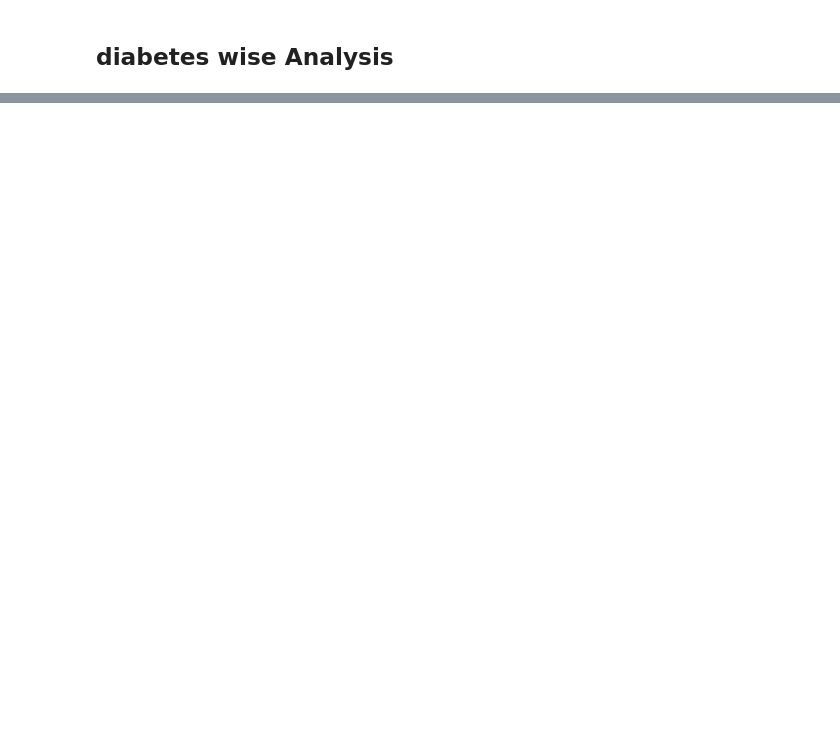
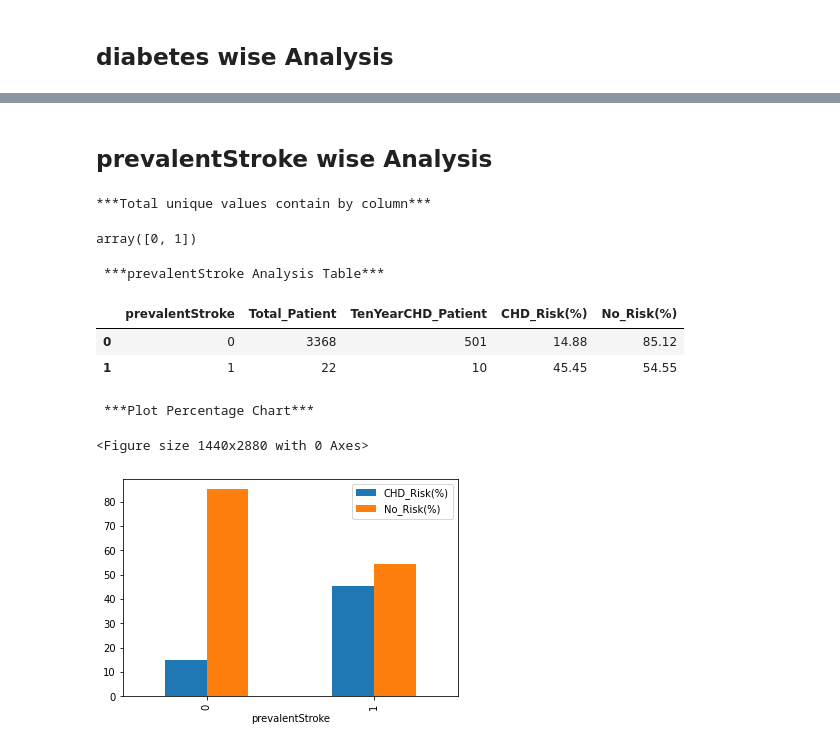
Before and after one commit to solankinitin1210/Capstone-Project-Cardiovascular-Risk-Prediction, a Jupyter notebook: Cardiovascular_Risk_Prediction_Capstone_Project.ipynb, the cells around one changed output, grey strips where cells are left out. Cells and saved outputs as stored; diff of their text form; code cells hidden in the pictures; blank space fills up the shorter version.

```diff
--- a/Cardiovascular_Risk_Prediction_Capstone_Project.ipynb
+++ b/Cardiovascular_Risk_Prediction_Capstone_Project.ipynb
@@ -480,0 +422,15 @@ Catergory_Analysis('diabetes')
+# %% [markdown]
+## prevalentStroke wise Analysis
+# %%
+#Call Analysis function for 'prevalentStroke' variable
+Catergory_Analysis('prevalentStroke')
+# %% [output]
+***Total unique values contain by column***
+array([0, 1])
+ ***prevalentStroke Analysis Table***
+|  | prevalentStroke | Total_Patient | TenYearCHD_Patient | CHD_Risk(%) | No_Risk(%) |
+| 0 | 0 | 3368 | 501 | 14.88 | 85.12 |
+| 1 | 1 | 22 | 10 | 45.45 | 54.55 |
+ ***Plot Percentage Chart***
+<Figure size 1440x2880 with 0 Axes>
+[figure, added]
```
Also changed, not shown: parts of 37 cells of this notebook.
